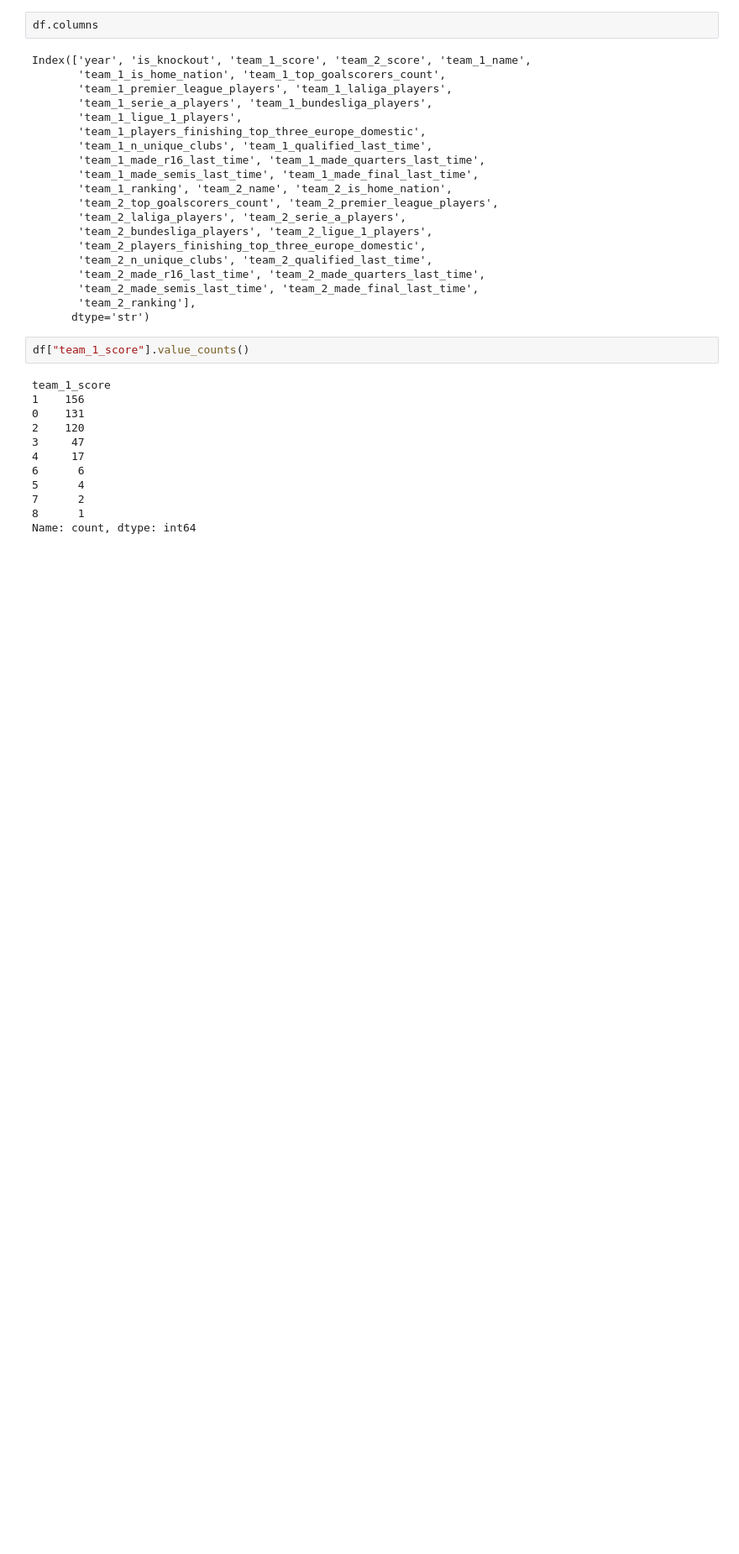
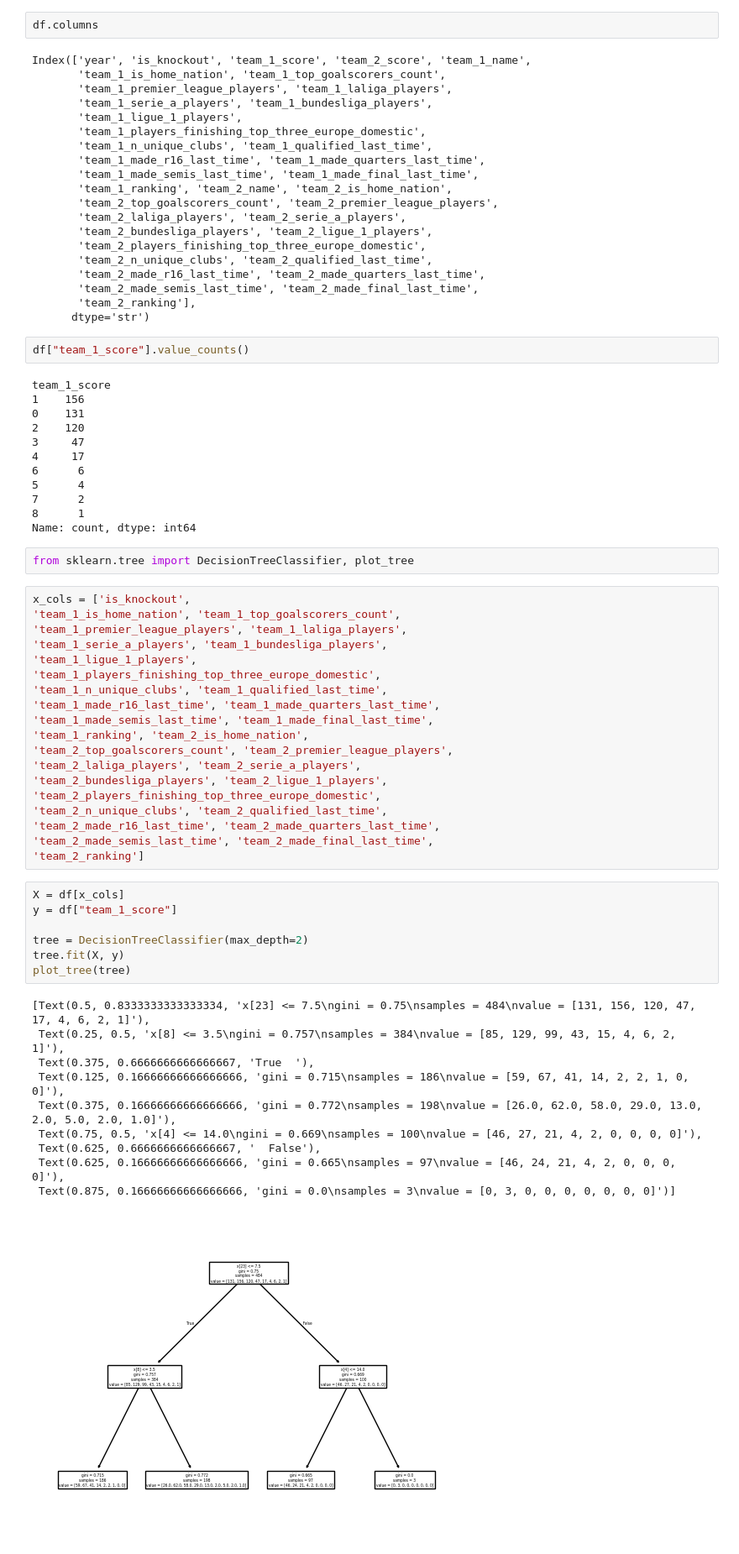
Before and after one commit to Iwanap1/WorldCupPredictions, a Jupyter notebook: shafee/explore.ipynb, the cells around one changed output. Shown at 84% size. Drawn from its saved outputs; the diff is of its cells as text; blank space fills up the shorter version.

Commit message:
decision tree

```diff
--- a/shafee/explore.ipynb
+++ b/shafee/explore.ipynb
@@ -53,3 +53,42 @@ team_1_score
 7      2
 8      1
 Name: count, dtype: int64
+# %%
+from sklearn.tree import DecisionTreeClassifier, plot_tree
+# %%
+x_cols = ['is_knockout',
+'team_1_is_home_nation', 'team_1_top_goalscorers_count',
+'team_1_premier_league_players', 'team_1_laliga_players',
+'team_1_serie_a_players', 'team_1_bundesliga_players',
+'team_1_ligue_1_players',
+'team_1_players_finishing_top_three_europe_domestic',
+'team_1_n_unique_clubs', 'team_1_qualified_last_time',
+'team_1_made_r16_last_time', 'team_1_made_quarters_last_time',
+'team_1_made_semis_last_time', 'team_1_made_final_last_time',
+'team_1_ranking', 'team_2_is_home_nation',
+'team_2_top_goalscorers_count', 'team_2_premier_league_players',
+'team_2_laliga_players', 'team_2_serie_a_players',
+'team_2_bundesliga_players', 'team_2_ligue_1_players',
+'team_2_players_finishing_top_three_europe_domestic',
+'team_2_n_unique_clubs', 'team_2_qualified_last_time',
+'team_2_made_r16_last_time', 'team_2_made_quarters_last_time',
+'team_2_made_semis_last_time', 'team_2_made_final_last_time',
+'team_2_ranking']
+# %%
+X = df[x_cols]
+y = df["team_1_score"]
+
+tree = DecisionTreeClassifier(max_depth=2)
+tree.fit(X, y)
+plot_tree(tree)
+# %% [output]
+[Text(0.5, 0.8333333333333334, 'x[23] <= 7.5\ngini = 0.75\nsamples = 484\nvalue = [131, 156, 120, 47, 17, 4, 6, 2, 1]'),
+ Text(0.25, 0.5, 'x[8] <= 3.5\ngini = 0.757\nsamples = 384\nvalue = [85, 129, 99, 43, 15, 4, 6, 2, 1]'),
+ Text(0.375, 0.6666666666666667, 'True  '),
+ Text(0.125, 0.16666666666666666, 'gini = 0.715\nsamples = 186\nvalue = [59, 67, 41, 14, 2, 2, 1, 0, 0]'),
+ Text(0.375, 0.16666666666666666, 'gini = 0.772\nsamples = 198\nvalue = [26.0, 62.0, 58.0, 29.0, 13.0, 2.0, 5.0, 2.0, 1.0]'),
+ Text(0.75, 0.5, 'x[4] <= 14.0\ngini = 0.669\nsamples = 100\nvalue = [46, 27, 21, 4, 2, 0, 0, 0, 0]'),
+ Text(0.625, 0.6666666666666667, '  False'),
+ Text(0.625, 0.16666666666666666, 'gini = 0.665\nsamples = 97\nvalue = [46, 24, 21, 4, 2, 0, 0, 0, 0]'),
+ Text(0.875, 0.16666666666666666, 'gini = 0.0\nsamples = 3\nvalue = [0, 3, 0, 0, 0, 0, 0, 0, 0]')]
+[figure, added]
```
Also changed, not shown: parts of 1 cell of this notebook.
